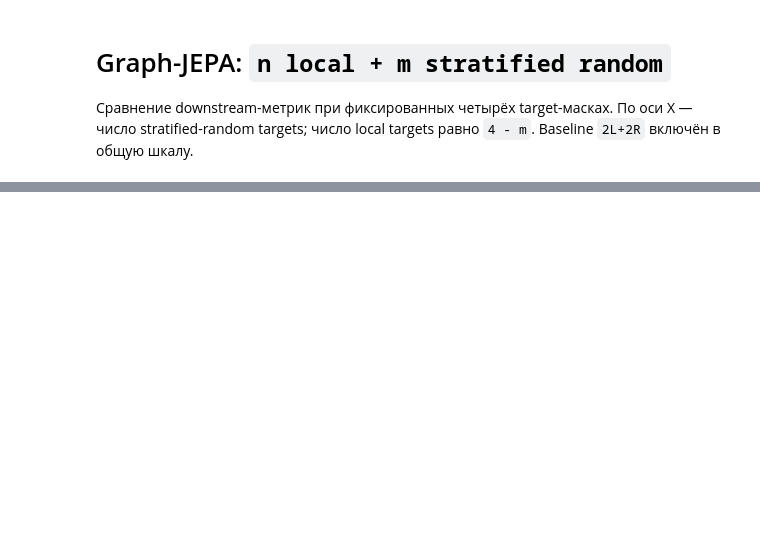
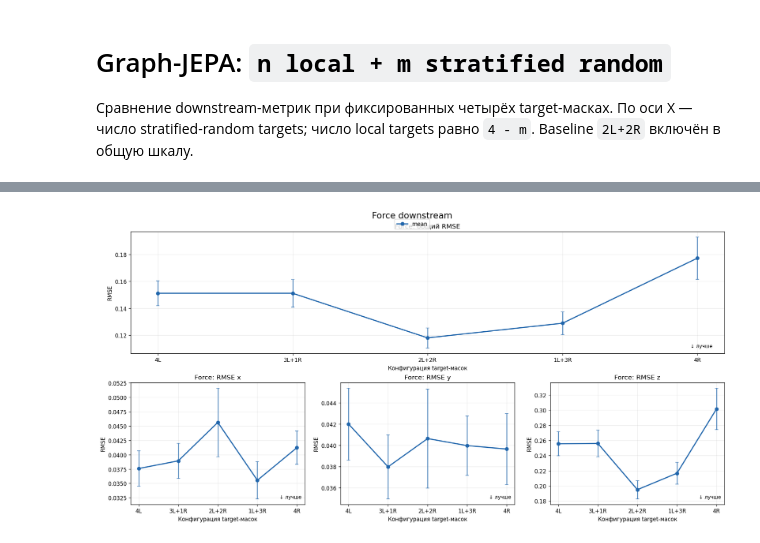
Before and after one commit to E-Kovtun/tactile, a Jupyter notebook: notebooks/jepa_local_random_mix_metrics.ipynb, the cells around one changed output, grey strips where cells are left out. Saved outputs shown, nothing was run; the diff lists cells and outputs as text; code cells hidden in the pictures; blank space fills up the shorter version.

```diff
--- a/notebooks/jepa_local_random_mix_metrics.ipynb
+++ b/notebooks/jepa_local_random_mix_metrics.ipynb
@@ -12,8 +12,15 @@ REPORT_CSV = Path('/workspace-SR004.nfs2/konovalov/tactile/experiments/significa
 if not REPORT_CSV.exists():
     REPORT_CSV = Path('../experiments/significance/jepa_local_random_mix/significance_results.csv')
 
-df = pd.read_csv(REPORT_CSV)
-df = df[df['comparison_block_id'].eq('local_random_mix')].copy()
+CUMULATIVE_CSV = Path('/workspace-SR004.nfs2/konovalov/tactile/experiments/significance/graph_jepa_cumulative/significance_results.csv')
+if not CUMULATIVE_CSV.exists():
+    CUMULATIVE_CSV = Path('../experiments/significance/graph_jepa_cumulative/significance_results.csv')
+
+BASELINE_CSV = Path('/workspace-SR004.nfs2/konovalov/tactile/experiments/significance/purple_only_signal_with_jepa/significance_results.csv')
+if not BASELINE_CSV.exists():
+    BASELINE_CSV = Path('../experiments/significance/purple_only_signal_with_jepa/significance_results.csv')
+
+df = pd.concat([pd.read_csv(REPORT_CSV), pd.read_csv(CUMULATIVE_CSV), pd.read_csv(BASELINE_CSV)], ignore_index=True)
 
 METHODS = {
     'graph_physical_dijkstra_1c4t_c50_90_t10_18': (0, '4 local'),
@@ -22,7 +29,12 @@ METHODS = {
     'graph_physical_dijkstra_1c4t_1local3stratifiedrandom_c50_90_t10_18': (3, '1 local + 3 random'),
     'graph_physical_dijkstra_1c4t_4stratifiedrandom_c50_90_t10_18': (4, '4 random'),
 }
+df['experiment_id'] = df['experiment_id'].replace({
+    'graph_jepa_1c4t_c50_90_t10_18': 'graph_physical_dijkstra_1c4t_c50_90_t10_18',
+    'graph_jepa_1c4t_2local2stratifiedrandom_c50_90_t10_18': 'graph_physical_dijkstra_1c4t_2local2stratifiedrandom_c50_90_t10_18',
+})
 df = df[df['experiment_id'].isin(METHODS)].copy()
+df = df.drop_duplicates(subset=['task', 'metric', 'experiment_id'], keep='first')
 df['random_targets'] = df['experiment_id'].map(lambda x: METHODS[x][0])
 df['method_label'] = df['experiment_id'].map(lambda x: METHODS[x][1])
 df = df.sort_values(['random_targets', 'is_baseline'])
@@ -32,37 +52,41 @@ display(df[['task', 'metric', 'random_targets', 'method_label', 'estimate', 'boo
 # %%
-plt.rcParams.update({'figure.dpi': 120, 'axes.grid': True, 'grid_alpha': 0.25})
+plt.rcParams.update({'figure.dpi': 120, 'axes.grid': True, 'grid.alpha': 0.25})
 COLORS = ['#2166ac', '#67a9cf', '#fdae61', '#d6604d', '#b2182b']
 
 def series(task, metric):
     part = df[(df.task == task) & (df.metric == metric)].sort_values('random_targets')
     return part
 
 def draw(ax, task, metric, title, ylabel, lower_is_better=False):
-    part = series(task, metric)
-    for i, (_, row) in enumerate(part.iterrows()):
-        ax.errorbar(row.random_targets, row.estimate, yerr=row.bootstrap_se, marker='o',
-                    color=COLORS[int(row.random_targets)], capsize=3,
-                    label=row.method_label if i == 0 else None)
+    part = series(task, metric).sort_values('random_targets')
+    x = part['random_targets'].to_numpy()
+    y = part['estimate'].to_numpy()
+    se = part['bootstrap_se'].to_numpy()
+    ax.plot(x, y, marker='o', linewidth=2, color='#2166ac', label='mean')
+    ax.errorbar(x, y, yerr=se, fmt='none', ecolor='#2166ac', capsize=3, alpha=0.8)
     ax.set_title(title)
     ax.set_ylabel(ylabel)
     ax.set_xticks(range(5))
-    ax.set_xlabel('Число stratified-random targets (m)')
+    ax.set_xticklabels(['4L', '3L+1R', '2L+2R', '1L+3R', '4R'])
+    ax.set_xlabel('Конфигурация target-масок')
     if lower_is_better:
         ax.text(0.98, 0.04, '↓ лучше', transform=ax.transAxes, ha='right', va='bottom', fontsize=9)
     else:
         ax.text(0.98, 0.04, '↑ лучше', transform=ax.transAxes, ha='right', va='bottom', fontsize=9)
 
 # 1. Force: общий RMSE и RMSE по координатам.
 fig = plt.figure(figsize=(16, 8), constrained_layout=True)
 gs = fig.add_gridspec(2, 3)
 ax = fig.add_subplot(gs[0, :])
 draw(ax, 'force', 'rmse', 'Force: общий RMSE', 'RMSE', lower_is_better=True)
 for j, coord in enumerate(['x', 'y', 'z']):
     draw(fig.add_subplot(gs[1, j]), 'force', f'rmse_{coord}', f'Force: RMSE {coord}', 'RMSE', lower_is_better=True)
 fig.suptitle('Force downstream', fontsize=16)
 handles, labels = ax.get_legend_handles_labels()
 fig.legend(handles, labels, loc='upper center', ncol=5, bbox_to_anchor=(0.5, 0.98))
 plt.show()
+# %% [output]
+[figure, added]
 # %%
 # 2. Pose estimation: для каждой координаты показываем RMSE и accuracy.
 fig, axes = plt.subplots(3, 2, figsize=(15, 13), constrained_layout=True)
```
Also changed, not shown: parts of 4 cells of this notebook, 18 other files.
